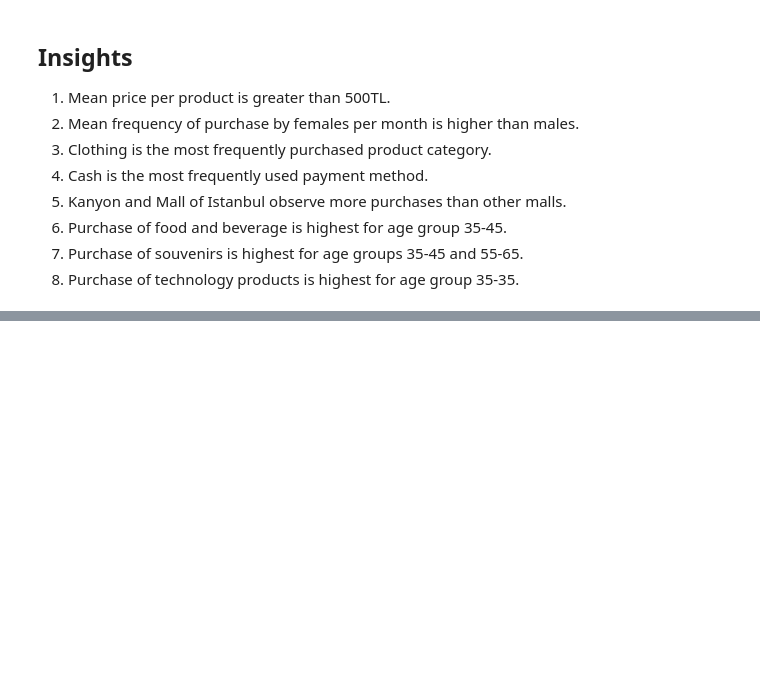
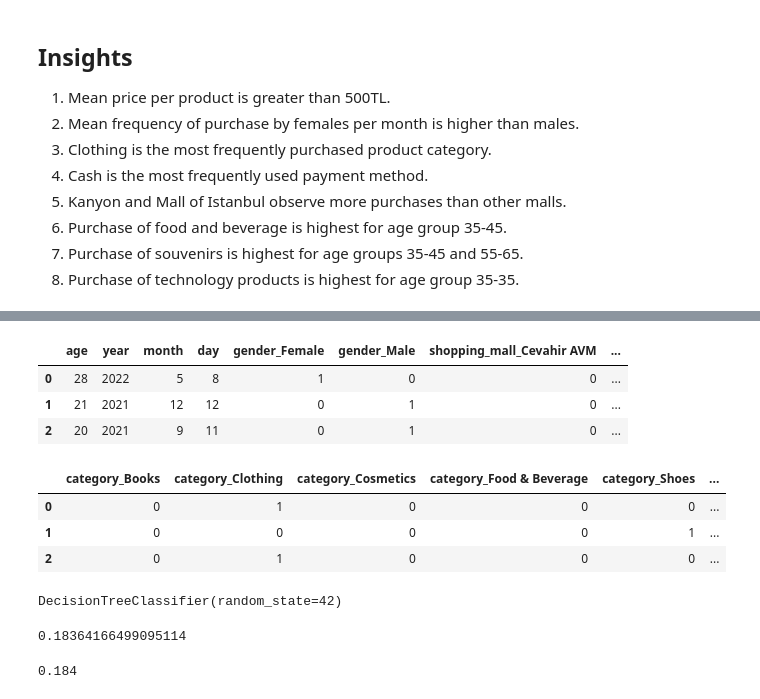
Before and after one commit to palindromepilgrim/Case-Studies-Kaggle, a Jupyter notebook: retail-shopping-dataset.ipynb, the cells around one changed output, grey strips where cells are left out. Cells and saved outputs as stored; diff of their text form; code cells hidden in the pictures; blank space fills up the shorter version.

```diff
--- a/retail-shopping-dataset.ipynb
+++ b/retail-shopping-dataset.ipynb
@@ -875,0 +963,18 @@ Claim 12 is false.
+# %%
+# Separating input and output
+X = data_numerical[list(filter(lambda x: x[:8] != 'category' , data_numerical.columns))]
+y = data_numerical[list(filter(lambda x: x[:8] == 'category' , data_numerical.columns))]
+# %%
+X.head(3)
+# %% [output]
+|  | age | year | month | day | gender_Female | gender_Male | shopping_mall_Cevahir AVM | ... |
+| 0 | 28 | 2022 | 5 | 8 | 1 | 0 | 0 | ... |
+| 1 | 21 | 2021 | 12 | 12 | 0 | 1 | 0 | ... |
+| 2 | 20 | 2021 | 9 | 11 | 0 | 1 | 0 | ... |
+# %%
+y.head(3)
+# %% [output]
+|  | category_Books | category_Clothing | category_Cosmetics | category_Food & Beverage | category_Shoes | ... |
+| 0 | 0 | 1 | 0 | 0 | 0 | ... |
+| 1 | 0 | 0 | 0 | 0 | 1 | ... |
+| 2 | 0 | 1 | 0 | 0 | 0 | ... |
@@ -875,0 +985,6 @@ Claim 12 is false.
+# %%
+# Training a single Decision Tree Classifier
+dtc = DecisionTreeClassifier(random_state = 42)
+dtc.fit(X_train, y_train)
+# %% [output]
+DecisionTreeClassifier(random_state=42)
@@ -875,0 +994,16 @@ Claim 12 is false.
+# %%
+# Getting the score (accuracy) of the model
+dtc.score(X_test, y_test)
+# %% [output]
+0.18364166499095114
+# %%
+# Verifying the accuracy from scratch
+correct = 0
+total = 0
+for i in range(len(y_test)):
+    total += 1
+    if np.all(y_test.values[i] == y_pred[i]):
+        correct += 1
+round(correct/total, 3)
+# %% [output]
+0.184
```
Also changed, not shown: parts of 59 cells of this notebook.
